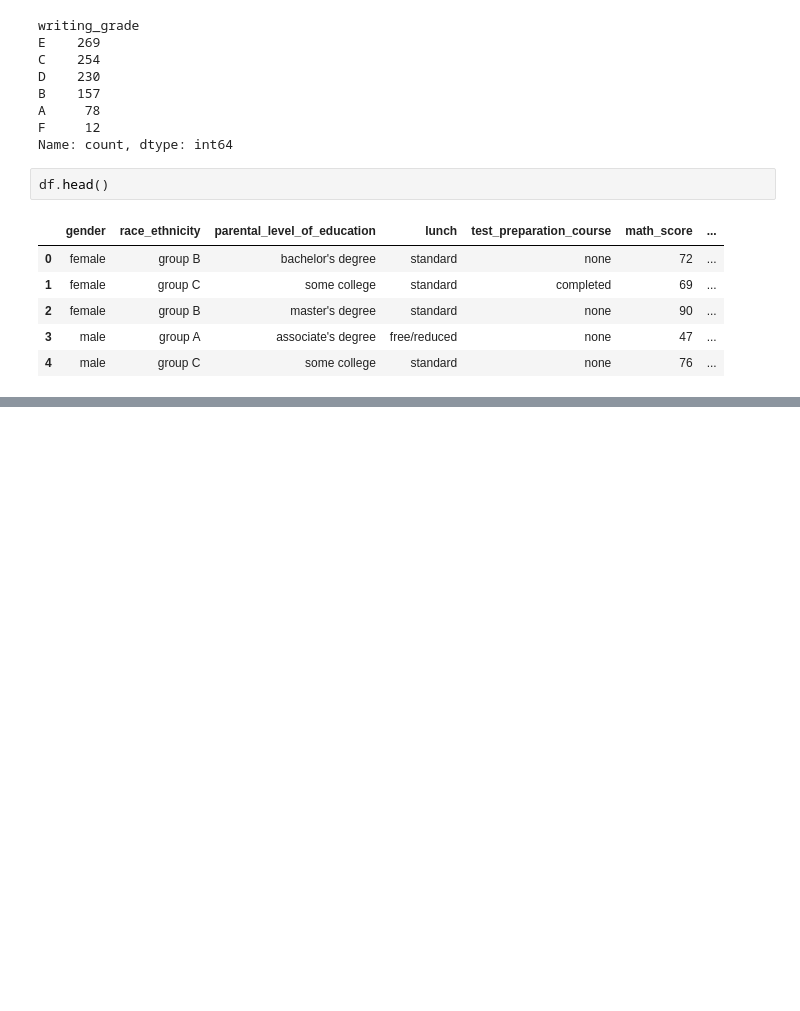
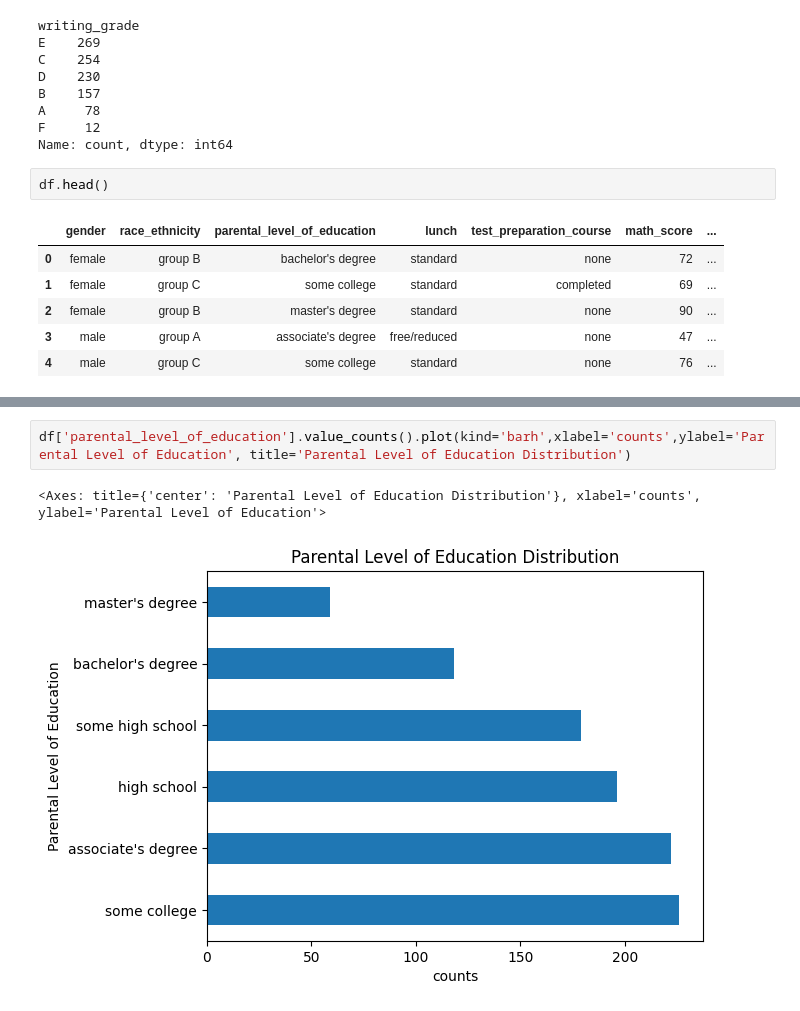
Before and after one commit to RajRajputGit/mlproject, a Jupyter notebook: notebooks/EDA.ipynb, the cells around one changed output, grey strips where cells are left out. Saved outputs shown, nothing was run; the diff lists cells and outputs as text; blank space fills up the shorter version.

```diff
--- a/notebooks/EDA.ipynb
+++ b/notebooks/EDA.ipynb
@@ -217,0 +234,5 @@ df['math']
+# %%
+df['parental_level_of_education'].value_counts().plot(kind='barh',xlabel='counts',ylabel='Parental Level of Education', title='Parental Level of Education Distribution')
+# %% [output]
+<Axes: title={'center': 'Parental Level of Education Distribution'}, xlabel='counts', ylabel='Parental Level of Education'>
+[figure, added]
```
Also changed, not shown: parts of 10 cells of this notebook, 1 other file.
